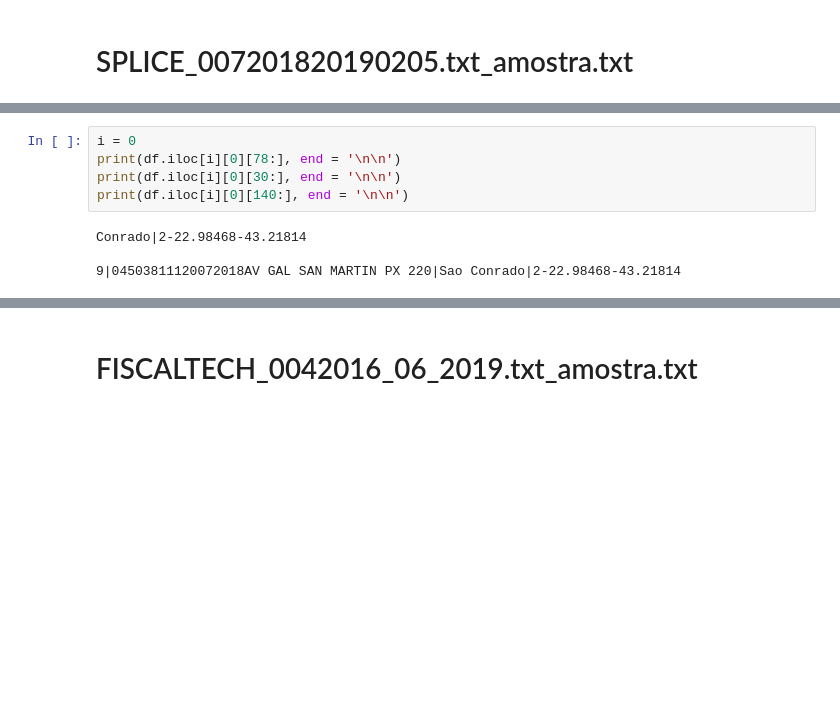
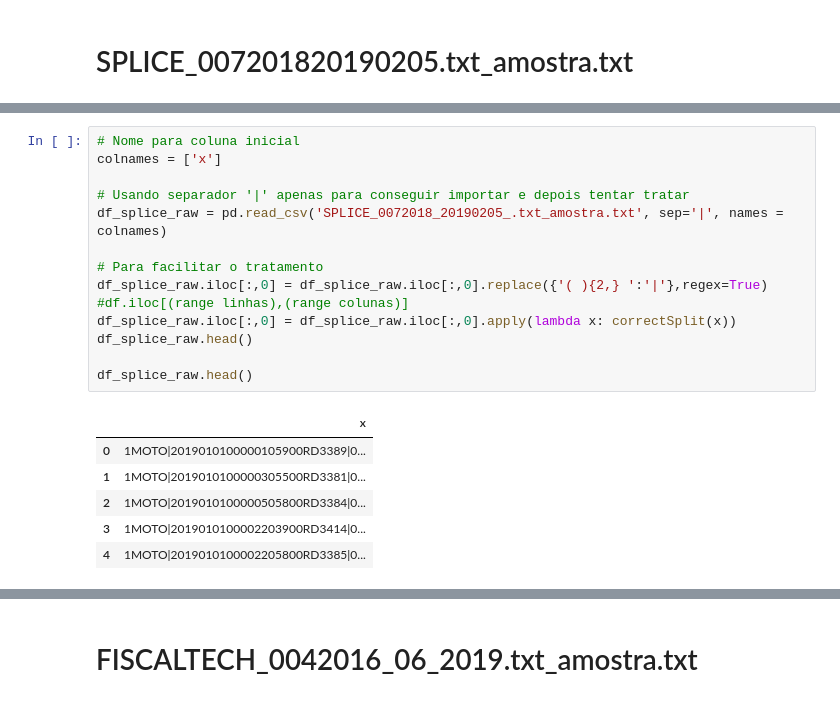
Before and after one commit to brenoimatos/UFRJ-CET-Rio, a Jupyter notebook: amostra_dados.ipynb, the cells around one changed output, grey strips where cells are left out. Cells and saved outputs as stored; diff of their text form; blank space fills up the shorter version.

```diff
--- a/amostra_dados.ipynb
+++ b/amostra_dados.ipynb
@@ -248,9 +192,20 @@ print(len(df.iloc[0][0]))
-# %%
-i = 0
-print(df.iloc[i][0][78:], end = '\n\n')
-print(df.iloc[i][0][30:], end = '\n\n')
-print(df.iloc[i][0][140:], end = '\n\n')
-# %% [output]
-Conrado|2-22.98468-43.21814
-
-9|04503811120072018AV GAL SAN MARTIN PX 220|Sao Conrado|2-22.98468-43.21814
+# %%
+# Nome para coluna inicial
+colnames = ['x']
+
+# Usando separador '|' apenas para conseguir importar e depois tentar tratar
+df_splice_raw = pd.read_csv('SPLICE_0072018_20190205_.txt_amostra.txt', sep='|', names = colnames)
+
+# Para facilitar o tratamento
+df_splice_raw.iloc[:,0] = df_splice_raw.iloc[:,0].replace({'( ){2,} ':'|'},regex=True) #df.iloc[(range linhas),(range colunas)]
+df_splice_raw.iloc[:,0] = df_splice_raw.iloc[:,0].apply(lambda x: correctSplit(x))
+df_splice_raw.head()
+
+df_splice_raw.head()
+# %% [output]
+|  | x |
+| 0 | 1MOTO|2019010100000105900RD3389|0... |
+| 1 | 1MOTO|2019010100000305500RD3381|0... |
+| 2 | 1MOTO|2019010100000505800RD3384|0... |
+| 3 | 1MOTO|2019010100002203900RD3414|0... |
+| 4 | 1MOTO|2019010100002205800RD3385|0... |
```
Also changed, not shown: parts of 7 cells of this notebook.
